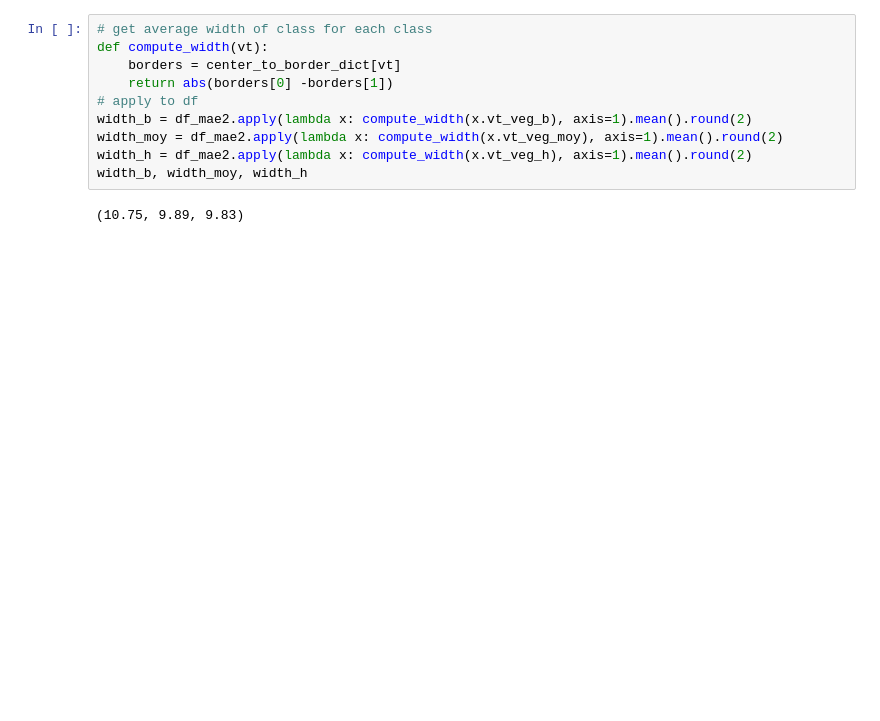
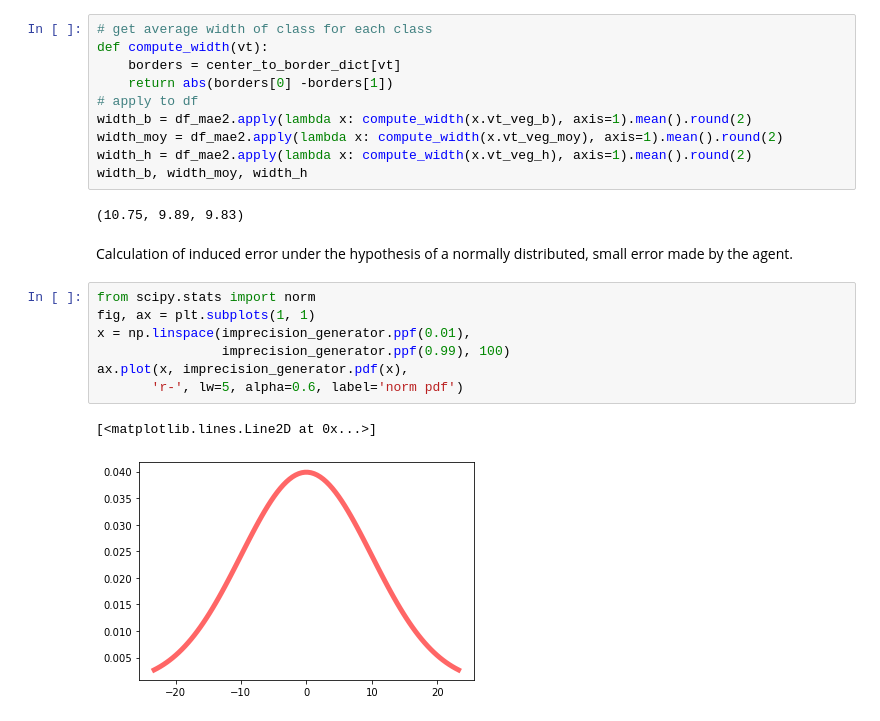
Before and after one commit to ekalinicheva/plot_vegetation_coverage, a Jupyter notebook: notebooks/study_of_initial_performance.ipynb, the cells around one changed output. Drawn from its saved outputs; the diff is of its cells as text; blank space fills up the shorter version.

```diff
--- a/notebooks/study_of_initial_performance.ipynb
+++ b/notebooks/study_of_initial_performance.ipynb
@@ -133,3 +152,15 @@ width_h = df_mae2.apply(lambda x: compute_width(x.vt_veg_h), axis=1).mean().roun
 width_b, width_moy, width_h
 # %% [output]
 (10.75, 9.89, 9.83)
+# %% [markdown]
+Calculation of induced error under the hypothesis of a normally distributed, small error made by the agent.
+# %%
+from scipy.stats import norm
+fig, ax = plt.subplots(1, 1)
+x = np.linspace(imprecision_generator.ppf(0.01),
+                imprecision_generator.ppf(0.99), 100)
+ax.plot(x, imprecision_generator.pdf(x),
+       'r-', lw=5, alpha=0.6, label='norm pdf')
+# %% [output]
+[<matplotlib.lines.Line2D at 0x...>]
+[figure, added]
```
Also changed, not shown: parts of 14 cells of this notebook, 6 other files.
